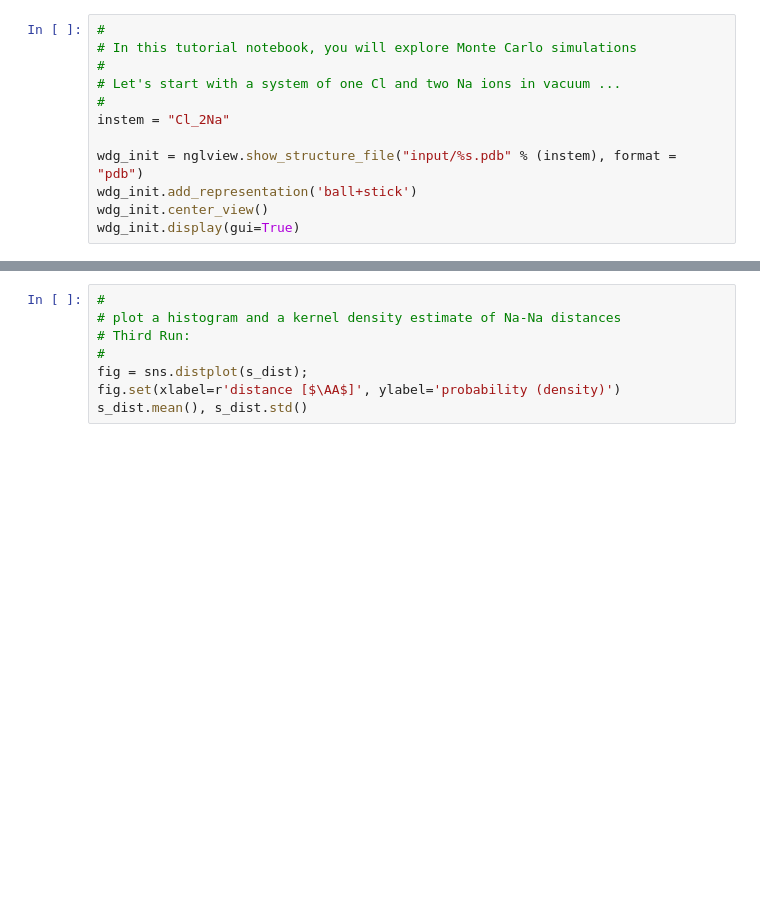
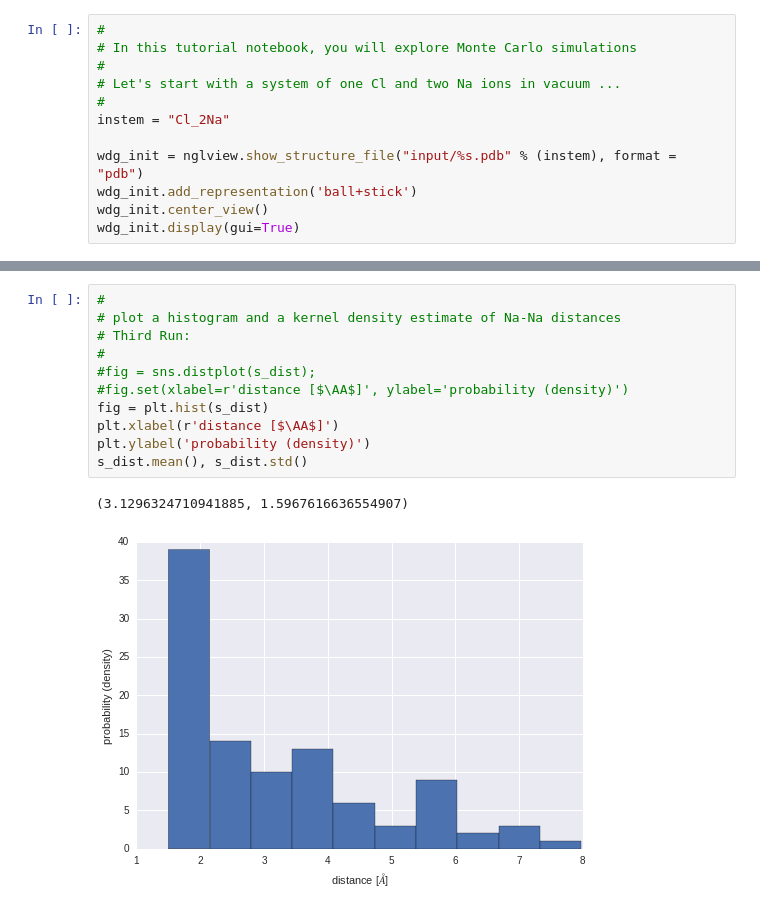
Before and after one commit to LukasKemmler/MoleculSimulations, a Jupyter notebook: 05_Monte_Carlo_Markov_Chains/exercises/05.02_molecular_MCMC.ipynb, the cells around one changed output, grey strips where cells are left out. Cells and saved outputs as stored; diff of their text form; blank space fills up the shorter version.

```diff
--- a/05_Monte_Carlo_Markov_Chains/exercises/05.02_molecular_MCMC.ipynb
+++ b/05_Monte_Carlo_Markov_Chains/exercises/05.02_molecular_MCMC.ipynb
@@ -261,11 +273,17 @@ s_dist.mean(), s_dist.std()
 # %%
 #
 # plot a histogram and a kernel density estimate of Na-Na distances
 # Third Run:
 #
-fig = sns.distplot(s_dist);
-fig.set(xlabel=r'distance [$\AA$]', ylabel='probability (density)')
+#fig = sns.distplot(s_dist);
+#fig.set(xlabel=r'distance [$\AA$]', ylabel='probability (density)')
+fig = plt.hist(s_dist)
+plt.xlabel(r'distance [$\AA$]')
+plt.ylabel('probability (density)')
 s_dist.mean(), s_dist.std()
+# %% [output]
+(3.1296324710941885, 1.5967616636554907)
+[figure, added]
 # %%
 #
 # TASK:
```
Also changed, not shown: parts of 11 cells of this notebook, 4 other files.
